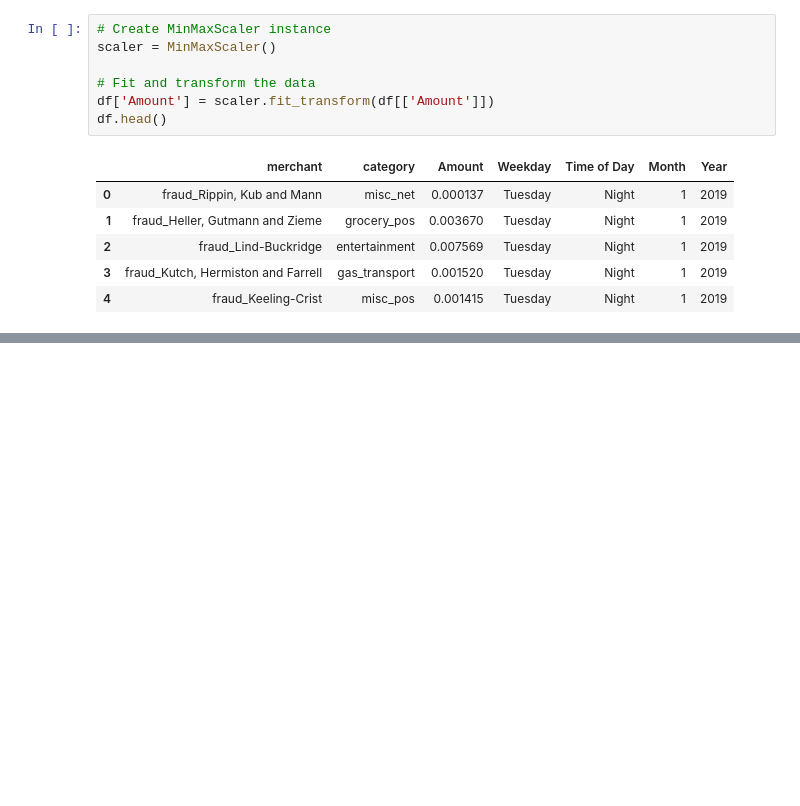
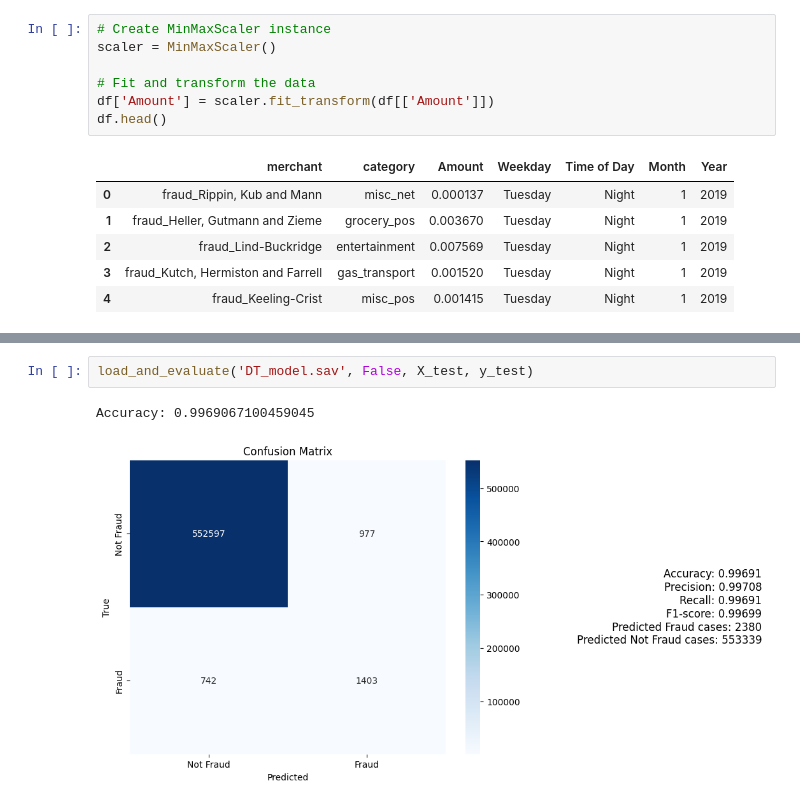
Before and after one commit to YousufNofal0/AiSpring2024, a Jupyter notebook: AiSpring2024.ipynb, the cells around one changed output, grey strips where cells are left out. Saved outputs shown, nothing was run; the diff lists cells and outputs as text; blank space fills up the shorter version.

```diff
--- a/AiSpring2024.ipynb
+++ b/AiSpring2024.ipynb
@@ -217,0 +461,5 @@ data_df_encoded.head()
+# %%
+load_and_evaluate('DT_model.sav', False, X_test, y_test)
+# %% [output]
+Accuracy: 0.9969067100459045
+[figure, added]
```
Also changed, not shown: parts of 23 cells of this notebook, 4 other files.
